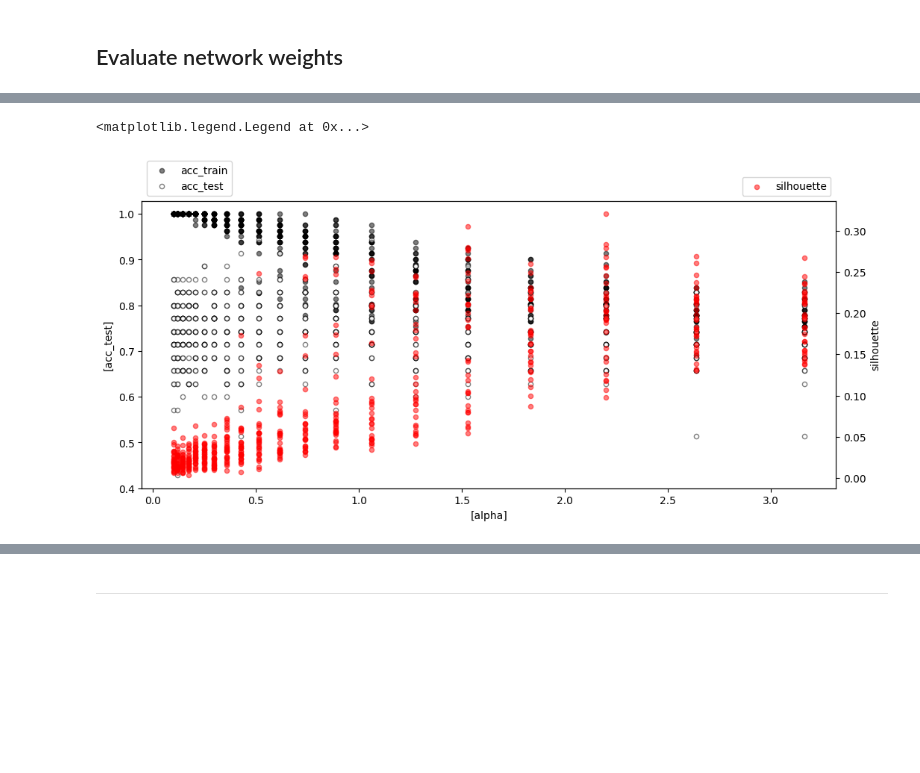
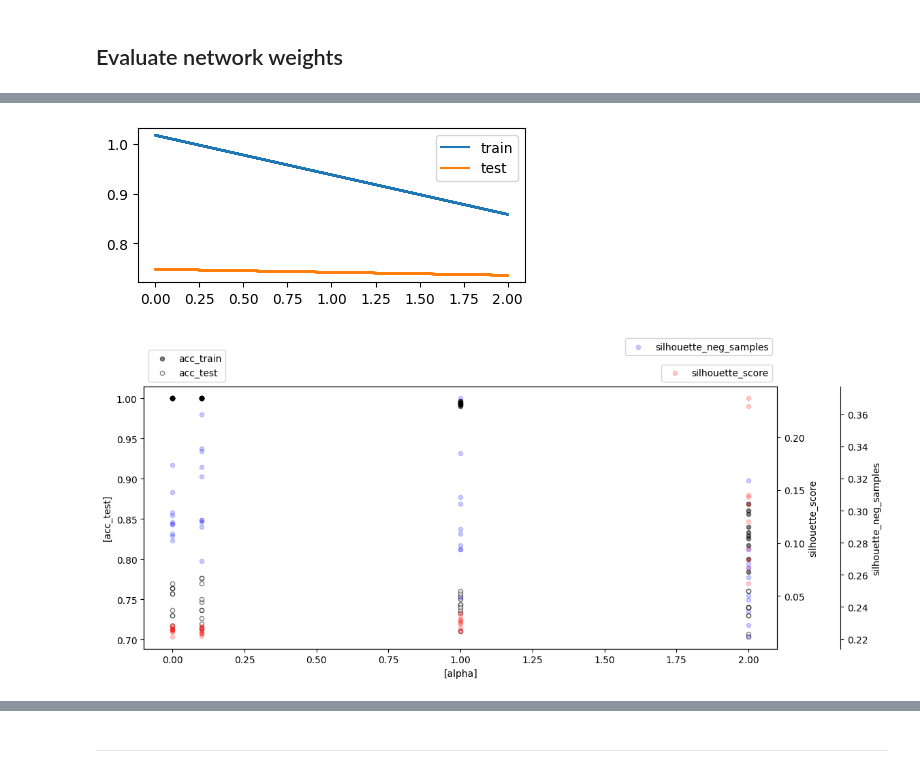
Before and after one commit to vmgustavo/202202-UFMG-RNA, a Jupyter notebook: paper02/mlp-sklearn.ipynb, the cells around one changed output, grey strips where cells are left out. Saved outputs shown, nothing was run; the diff lists cells and outputs as text; code cells hidden in the pictures; blank space fills up the shorter version.

```diff
--- a/paper02/mlp-sklearn.ipynb
+++ b/paper02/mlp-sklearn.ipynb
@@ -164,16 +293,16 @@ pd.DataFrame(res)[1].plot.hist(bins=np.linspace(0, 1, 21), figsize=(5, 2))
 # %% [markdown]
 ## Evaluate network weights
 # %%
-from matplotlib.cbook import silent_list
-
+repeat = 10
+alphas = [0] + list(np.logspace(-1, 1/2, num=20))
 
 with warnings.catch_warnings():
     warnings.simplefilter("ignore")
 
     res = list()
 
-    for _, alpha in tqdm(list(product(range(30), np.logspace(-1, 1/2, num=20)))):
-        data, target = get_breast_cancer_coimbra()
+    for _, alpha in tqdm(list(product(range(repeat), alphas))):
+        data, target = get_german_credit()
         X_train, X_test, y_train, y_test = train_test_split(data.values, target.values, stratify=target, test_size=.3)
 
         model = MLPClassifier(
@@ -188,16 +317,15 @@ with warnings.catch_warnings():
 
         model.fit(X_train, y_train)
 
-        res.append({
+        res.append(dict({
             "alpha": alpha,
             "acc_train": accuracy_score(y_pred=model.predict(X_train), y_true=y_train),
             "acc_test": accuracy_score(y_pred=model.predict(X_test), y_true=y_test),
             "best_loss": model.best_loss_,
-            "silhouette": silhouette_score(X=X_train @ model.coefs_[0], labels=y_train, metric="euclidean"),
             "iterations": model.n_iter_
-        })
+        }, **cluster_evaluate(X=np.tanh(X_train @ model.coefs_[0]), labels=y_train)))
 # %%
-df_res = pd.DataFrame(res)
+df_res = pd.json_normalize(res)
 # %%
 df_res_grouped = df_res.groupby("alpha", as_index=False).mean()
 df_res_grouped
@@ -222,3 +351,18 @@ df_res_grouped
+# %%
+plt.figure(figsize=(5, 2))
+ax = plt.gca()
+
+x = df_res["alpha"]
+poly_train = np.poly1d(np.polyfit(df_res["alpha"], df_res["acc_train"], 1))
+poly_test = np.poly1d(np.polyfit(df_res["alpha"], df_res["acc_test"], 1))
+
+plt.plot(x, poly_train(x), label="train")
+plt.plot(x, poly_test(x), label="test")
+plt.legend()
+plt.show()
+plt.close()
+# %% [output]
+[figure, added]
 # %%
 plt.figure(figsize=(12, 5))
 ax = plt.gca()
@@ -230,36 +374,50 @@ ax = plt.gca()
         x=["alpha"],
         y=["acc_train"],
         c="black", edgecolors="black", alpha=.5,
         ax=ax, label="acc_train",
     )
 )
 
 (
     df_res
     [["alpha", "acc_test"]]
     .plot.scatter(
         x=["alpha"],
         y=["acc_test"],
         c="white", edgecolors="black", alpha=.5,
         ax=ax, label="acc_test",
     )
 )
 
 axt = ax.twinx()
 
 (
     df_res
-    [["alpha", "silhouette"]]
+    [["alpha", "silhouette_score"]]
     .plot.scatter(
         x="alpha",
-        y="silhouette",
-        c="red", alpha=.5,
-        ax=axt, label="silhouette"
+        y="silhouette_score",
+        c="red", alpha=.2,
+        ax=axt, label="silhouette_score"
+    )
+)
+
+axt2 = ax.twinx()
+
+(
+    df_res
+    [["alpha", "silhouette_neg_samples"]]
+    .plot.scatter(
+        x="alpha",
+        y="silhouette_neg_samples",
+        c="blue", alpha=.2,
+        ax=axt2, label="silhouette_neg_samples"
     )
 )
 
 ax.legend(bbox_to_anchor=(0, 1), loc="lower left")
 axt.legend(bbox_to_anchor=(1, 1), loc="lower right")
+axt2.legend(bbox_to_anchor=(1, 1.1), loc="lower right")
+axt2.spines.right.set_position(("axes", 1.1))
 # %% [output]
-<matplotlib.legend.Legend at 0x...>
-[figure, old version]
+[figure, new version]
```
Also changed, not shown: parts of 15 cells of this notebook, 4 other files.
